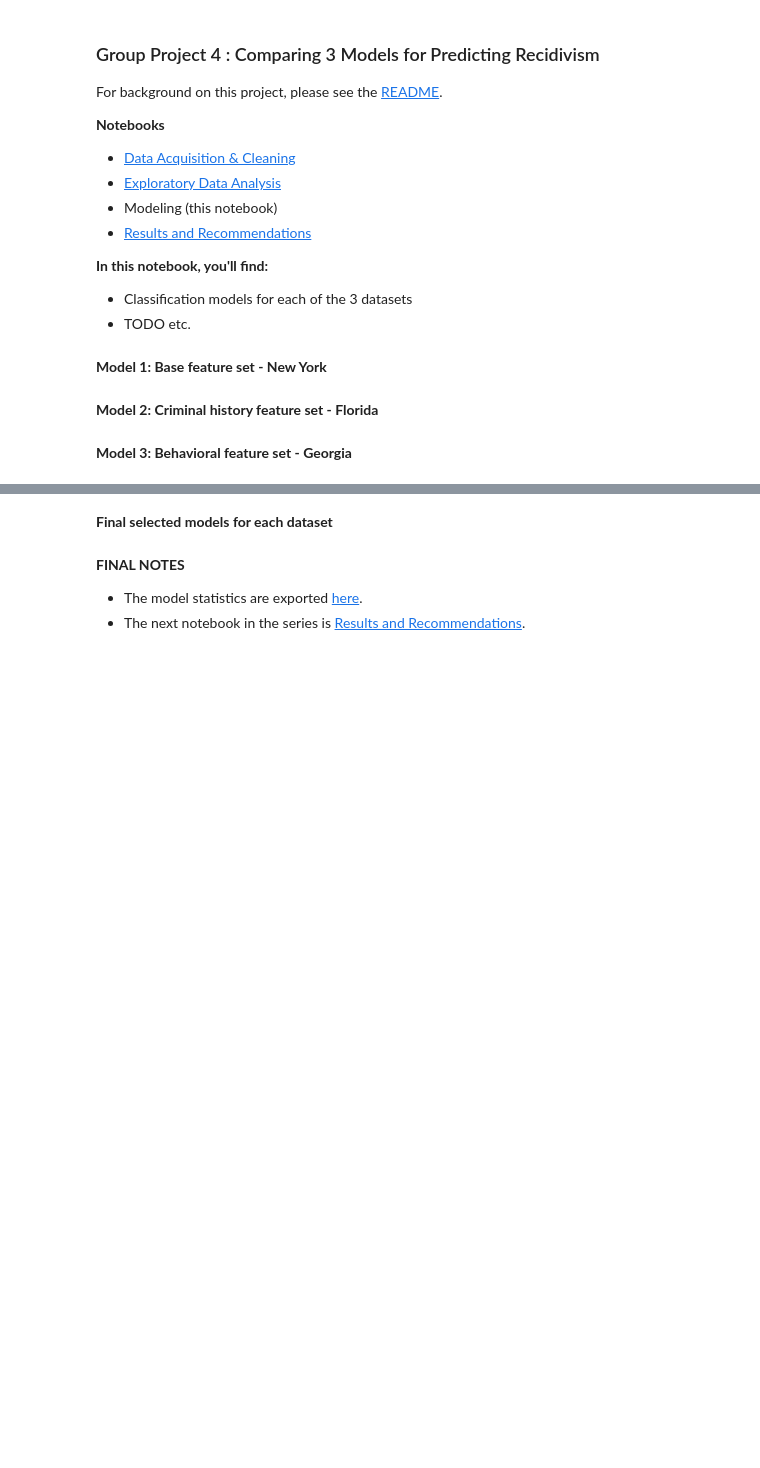
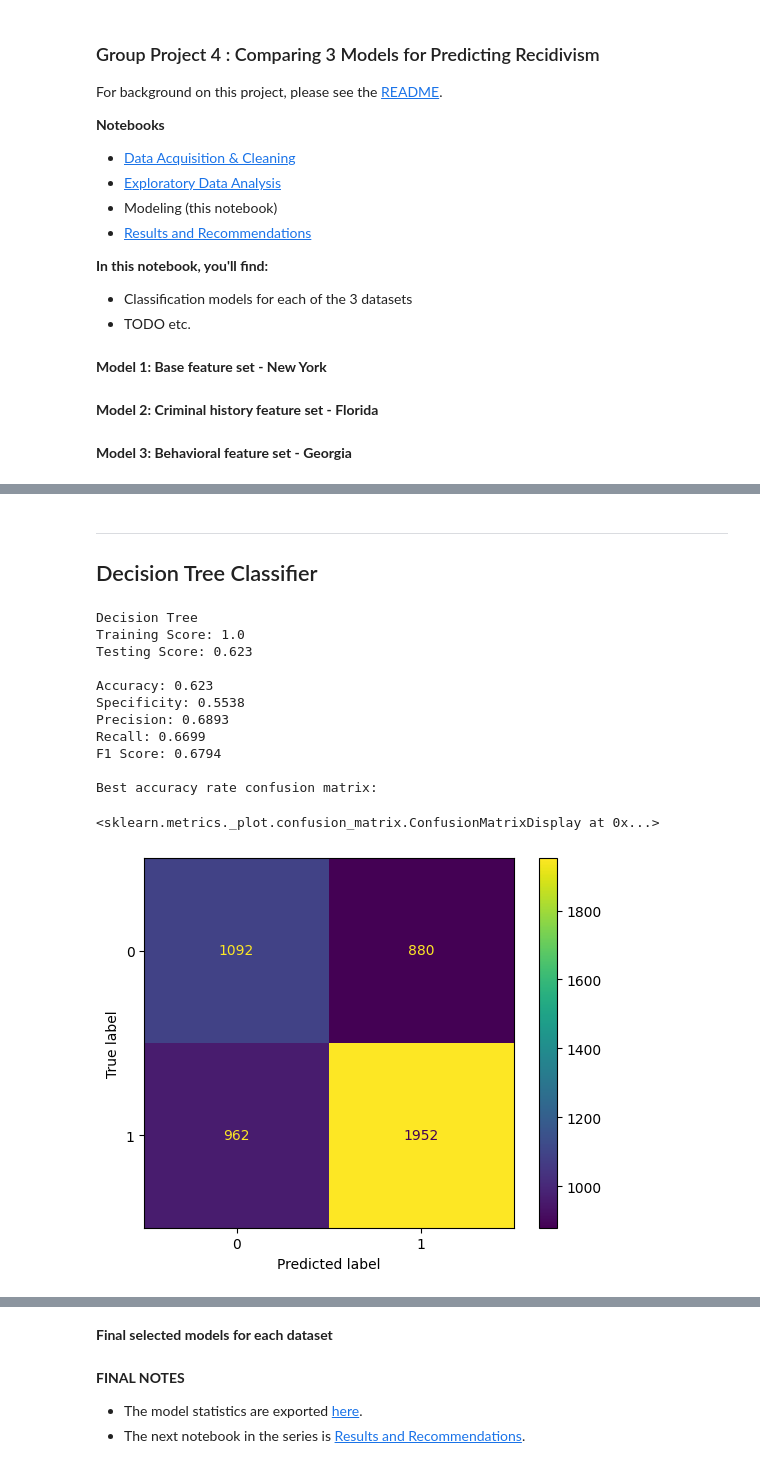
Before and after one commit to ga-dsi-822-group4/recidivism, a Jupyter notebook: notebooks/03_modeling.ipynb, the cells around one changed output, grey strips where cells are left out. Cells and saved outputs as stored; diff of their text form; code cells hidden in the pictures; blank space fills up the shorter version.

```diff
--- a/notebooks/03_modeling.ipynb
+++ b/notebooks/03_modeling.ipynb
@@ -20,0 +222,22 @@ For background on this project, please see the [README](../README.md).
+# %% [markdown]
+---
+
+## Decision Tree Classifier
+# %%
+dtree = DecisionTreeClassifier(random_state=42)
+
+model_trials(dtree, 'Decision Tree')
+# %% [output]
+Decision Tree
+Training Score: 1.0
+Testing Score: 0.623
+
+Accuracy: 0.623
+Specificity: 0.5538
+Precision: 0.6893
+Recall: 0.6699
+F1 Score: 0.6794
+
+Best accuracy rate confusion matrix:
+<sklearn.metrics._plot.confusion_matrix.ConfusionMatrixDisplay at 0x...>
+[figure, added]
```
Also changed, not shown: parts of 81 cells of this notebook, 4 other files.
